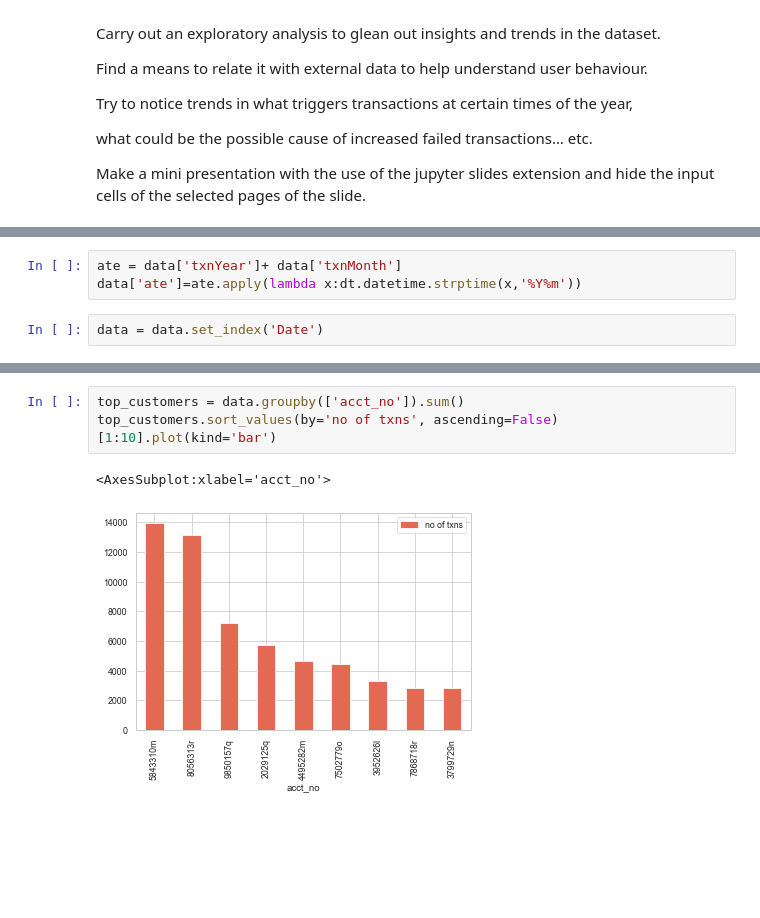
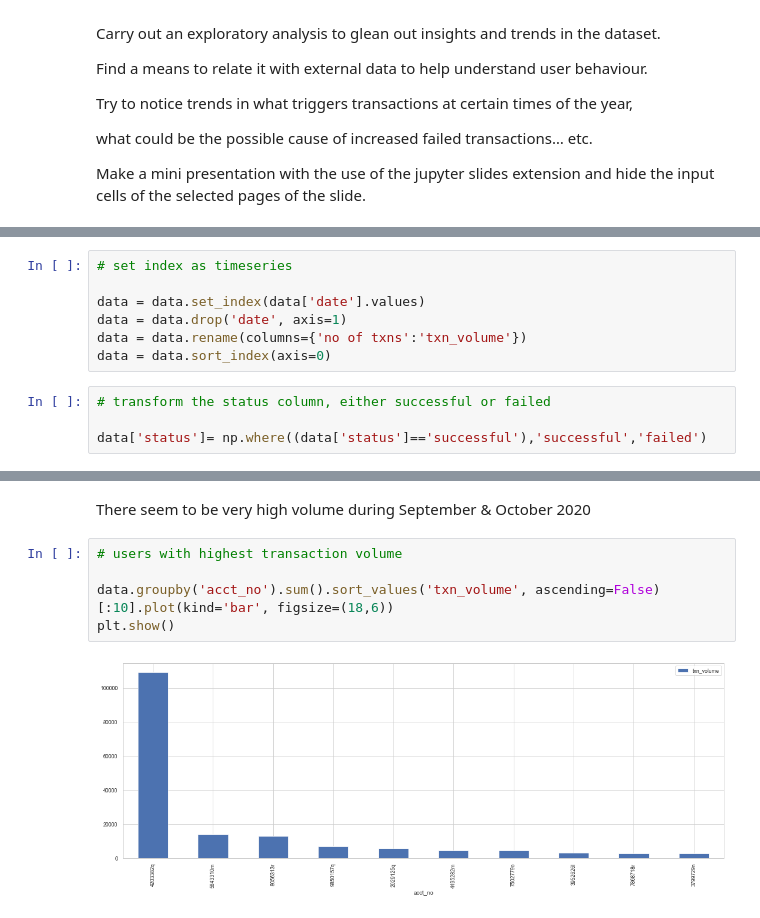
Before and after one commit to tahheel/V-Internship, a Jupyter notebook: Week 2/Damilola_week2.ipynb, the cells around one changed output, grey strips where cells are left out. Cells and saved outputs as stored; diff of their text form; blank space fills up the shorter version.

```diff
--- a/Week 2/Damilola_week2.ipynb
+++ b/Week 2/Damilola_week2.ipynb
@@ -50,5 +79,0 @@ data['month'] = data['comDate'].apply(lambda x:dt.datetime.strptime(x,'%Y%m%d').
-# %%
-ate = data['txnYear']+ data['txnMonth']
-data['ate']=ate.apply(lambda x:dt.datetime.strptime(x,'%Y%m'))
-# %%
-data = data.set_index('Date')
@@ -69,0 +80,11 @@ plot_months()
+# %%
+# set index as timeseries
+
+data = data.set_index(data['date'].values)
+data = data.drop('date', axis=1)
+data = data.rename(columns={'no of txns':'txn_volume'})
+data = data.sort_index(axis=0)
+# %%
+# transform the status column, either successful or failed
+
+data['status']= np.where((data['status']=='successful'),'successful','failed')
@@ -96,6 +147,9 @@ data[data['status']=='failed']['no of txns'].plot(kind='line', figsize=(25,5))
+# %% [markdown]
+There seem to be very high volume during September & October 2020
 # %%
-top_customers = data.groupby(['acct_no']).sum()
-top_customers.sort_values(by='no of txns', ascending=False)[1:10].plot(kind='bar')
+# users with highest transaction volume
+
+data.groupby('acct_no').sum().sort_values('txn_volume', ascending=False)[:10].plot(kind='bar', figsize=(18,6))
+plt.show()
 # %% [output]
-<AxesSubplot:xlabel='acct_no'>
-[figure, old version]
+[figure, new version]
```
Also changed, not shown: parts of 20 cells of this notebook.
